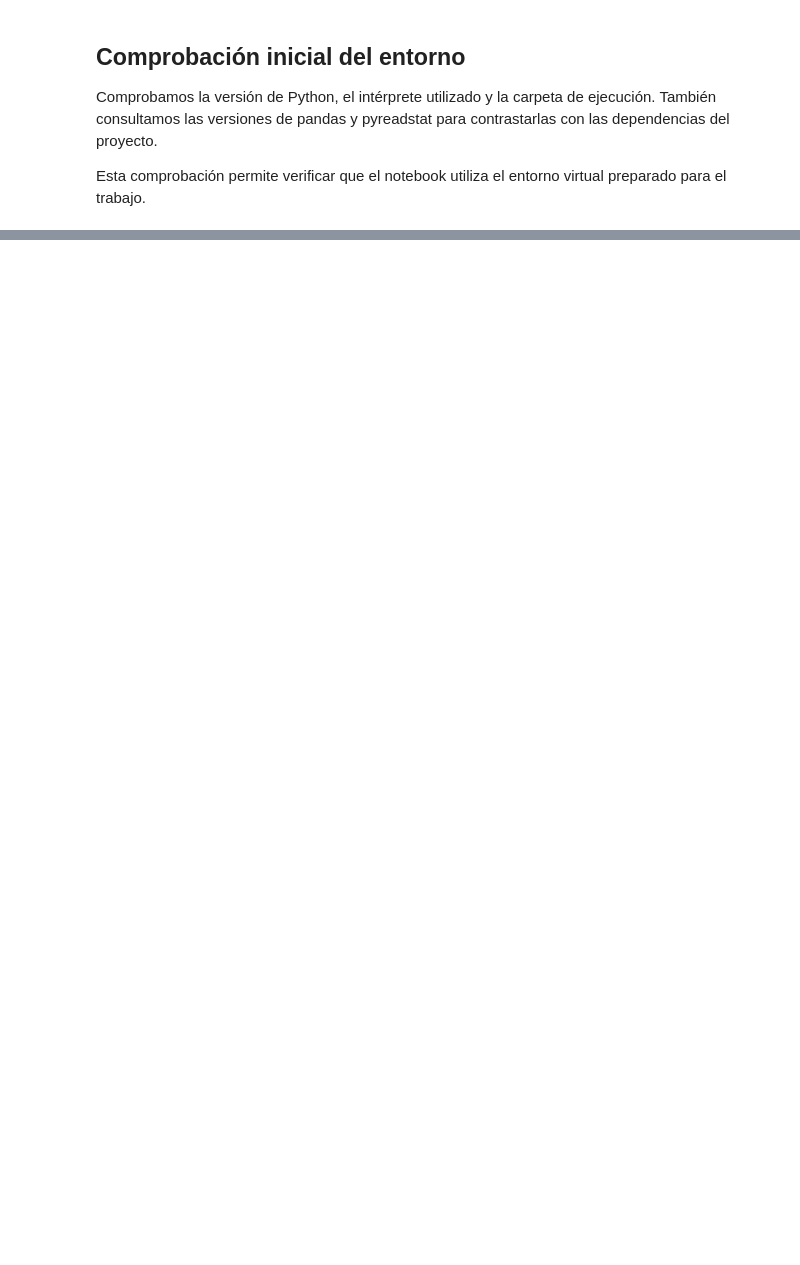
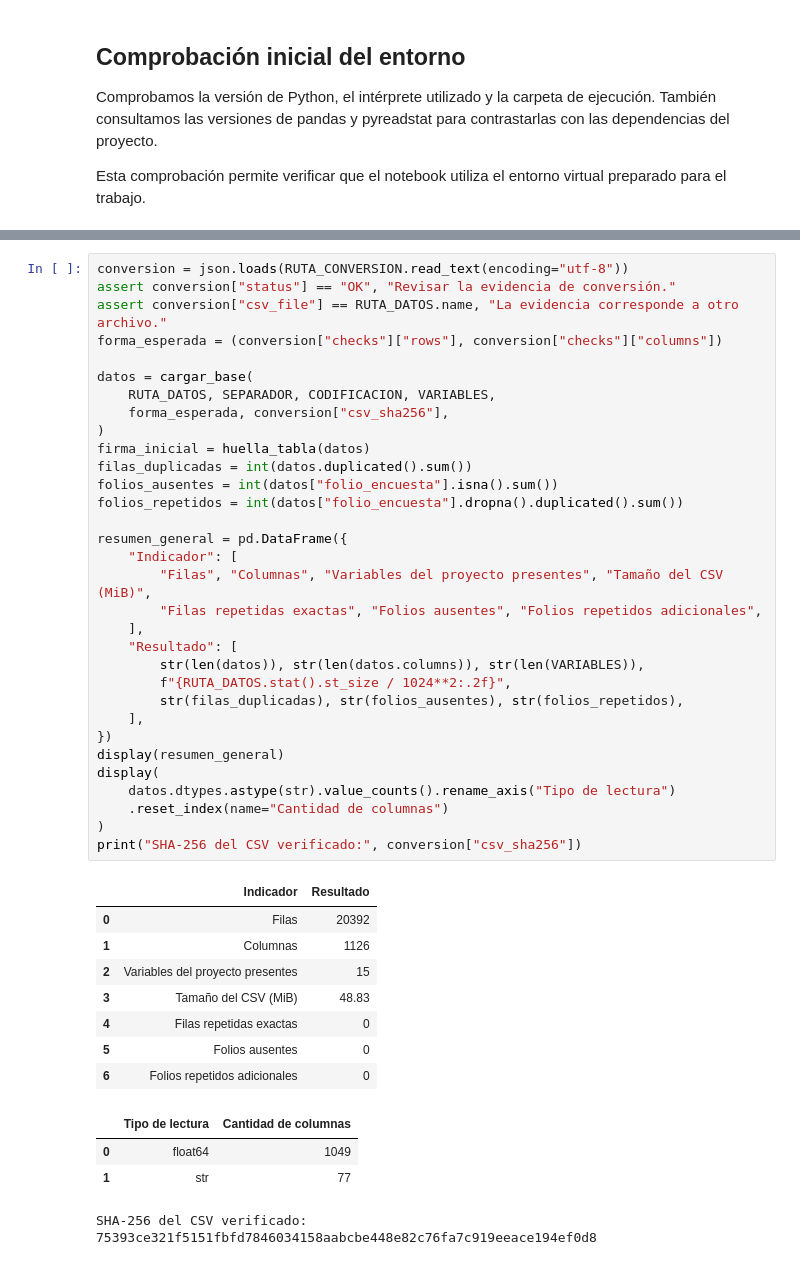
Before and after one commit to gosoriozamora/mcdi500-grupo9-enssex, a Jupyter notebook: F1/notebooks/F1_Definicion.ipynb, the cells around one changed output, grey strips where cells are left out. Cells and saved outputs as stored; diff of their text form; blank space fills up the shorter version.

```diff
--- a/F1/notebooks/F1_Definicion.ipynb
+++ b/F1/notebooks/F1_Definicion.ipynb
@@ -54,0 +510,45 @@ pyreadstat: 1.3.6
+# %%
+conversion = json.loads(RUTA_CONVERSION.read_text(encoding="utf-8"))
+assert conversion["status"] == "OK", "Revisar la evidencia de conversión."
+assert conversion["csv_file"] == RUTA_DATOS.name, "La evidencia corresponde a otro archivo."
+forma_esperada = (conversion["checks"]["rows"], conversion["checks"]["columns"])
+
+datos = cargar_base(
+    RUTA_DATOS, SEPARADOR, CODIFICACION, VARIABLES,
+    forma_esperada, conversion["csv_sha256"],
+)
+firma_inicial = huella_tabla(datos)
+filas_duplicadas = int(datos.duplicated().sum())
+folios_ausentes = int(datos["folio_encuesta"].isna().sum())
+folios_repetidos = int(datos["folio_encuesta"].dropna().duplicated().sum())
+
+resumen_general = pd.DataFrame({
+    "Indicador": [
+        "Filas", "Columnas", "Variables del proyecto presentes", "Tamaño del CSV (MiB)",
+        "Filas repetidas exactas", "Folios ausentes", "Folios repetidos adicionales",
+    ],
+    "Resultado": [
+        str(len(datos)), str(len(datos.columns)), str(len(VARIABLES)),
+        f"{RUTA_DATOS.stat().st_size / 1024**2:.2f}",
+        str(filas_duplicadas), str(folios_ausentes), str(folios_repetidos),
+    ],
+})
+display(resumen_general)
+display(
+    datos.dtypes.astype(str).value_counts().rename_axis("Tipo de lectura")
+    .reset_index(name="Cantidad de columnas")
+)
+print("SHA-256 del CSV verificado:", conversion["csv_sha256"])
+# %% [output]
+|  | Indicador | Resultado |
+| 0 | Filas | 20392 |
+| 1 | Columnas | 1126 |
+| 2 | Variables del proyecto presentes | 15 |
+| 3 | Tamaño del CSV (MiB) | 48.83 |
+| 4 | Filas repetidas exactas | 0 |
+| 5 | Folios ausentes | 0 |
+| 6 | Folios repetidos adicionales | 0 |
+|  | Tipo de lectura | Cantidad de columnas |
+| 0 | float64 | 1049 |
+| 1 | str | 77 |
+SHA-256 del CSV verificado: 75393ce321f5151fbfd7846034158aabcbe448e82c76fa7c919eeace194ef0d8
```
Also changed, not shown: parts of 43 cells of this notebook, 3 other files.
